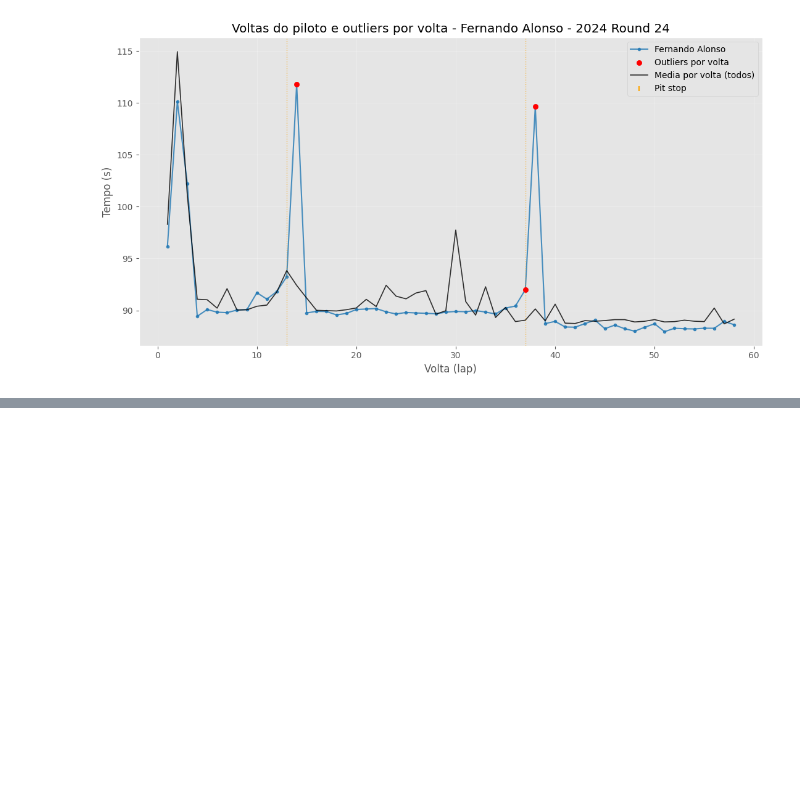
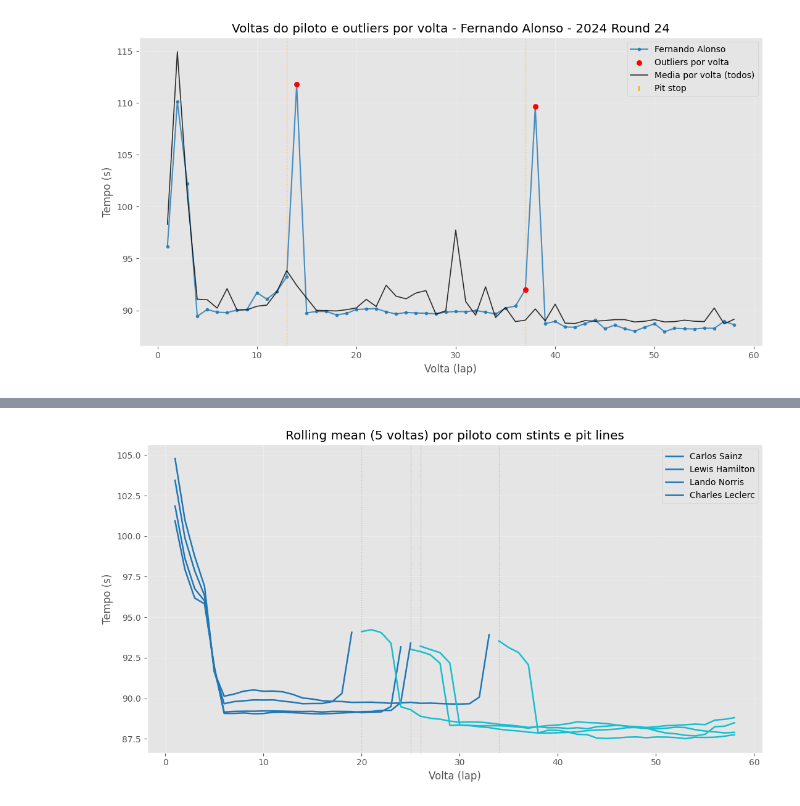
Before and after one commit to Julio1099/formula1-analytics, a Jupyter notebook: Notebooks/Analise_PySpark.ipynb, the cells around one changed output, grey strips where cells are left out. Cells and saved outputs as stored; diff of their text form; code cells hidden in the pictures; blank space fills up the shorter version.

```diff
--- a/Notebooks/Analise_PySpark.ipynb
+++ b/Notebooks/Analise_PySpark.ipynb
@@ -585,0 +649,85 @@ Piloto selecionado: Fernando Alonso (driverId=4)
+# %%
+# Rolling mean 5-voltas por piloto com stints e linhas de pit (sem pandas)
+from pyspark.sql import functions as F, Window
+from pyspark.sql import SparkSession as _SparkSession
+import matplotlib.pyplot as plt
+import numpy as np
+
+if 'spark' not in globals() or not isinstance(spark, _SparkSession):
+    raise RuntimeError('Sessao Spark nao encontrada. Execute as celulas 1-4.')
+if 'selected_race' not in globals() or 'dfs' not in globals():
+    raise RuntimeError('Variaveis necessarias nao encontradas. Execute as celulas 2-4.')
+
+DRIVERS_TO_PLOT = 4
+WINDOW_HALF = 2  # 2 de cada lado => 5 voltas
+
+base = (selected_race
+    .select('driver_full_name','driverId','lap', F.col('milliseconds').alias('ms'))
+    .where(F.col('ms').isNotNull())
+)
+# top drivers por qtd de voltas
+top = (base.groupBy('driver_full_name','driverId')
+    .agg(F.count('*').alias('laps'))
+    .orderBy(F.col('laps').desc())
+    .limit(DRIVERS_TO_PLOT)
+    .collect())
+drivers = [(int(r['driverId']), r['driver_full_name']) for r in top]
+
+# stints: pit_flag cumulativo por driver
+raceId_val = int(selected_race.select('raceId').limit(1).collect()[0]['raceId'])
+pit = None
+if dfs.get('pit_stops') is not None:
+    pit = (dfs['pit_stops']
+        .filter(F.col('raceId') == raceId_val)
+        .select('driverId','lap')
+        .distinct())
+
+w_roll = Window.partitionBy('driverId').orderBy('lap').rowsBetween(-WINDOW_HALF, WINDOW_HALF)
+w_cum = Window.partitionBy('driverId').orderBy('lap').rowsBetween(Window.unboundedPreceding, 0)
+b = base
+if pit is not None:
+    b = (b.alias('b')
+        .join(pit.alias('p'), on=['driverId','lap'], how='left')
+        .withColumn('pit_flag', F.when(F.col('p.lap').isNotNull(), F.lit(1)).otherwise(F.lit(0))))
+else:
+    b = b.withColumn('pit_flag', F.lit(0))
+b = b.withColumn('stint', F.sum(F.col('pit_flag')).over(w_cum))
+b = b.withColumn('roll_ms', F.avg('ms').over(w_roll))
+
+# Plot
+plt.figure(figsize=(11,6))
+colors = ['#1f77b4','#ff7f0e','#2ca02c','#d62728','#9467bd','#8c564b']
+stint_colors = ['#1f77b4','#17becf','#2ca02c','#bcbd22','#ff7f0e','#d62728','#9467bd']
+for idx, (did, name) in enumerate(drivers):
+    data = (b.filter(F.col('driverId') == did)
+        .select('lap','roll_ms','stint')
+        .orderBy('lap')
+        .collect())
+    laps = [int(r['lap']) for r in data]
+    rolls = [float(r['roll_ms'])/1000.0 if r['roll_ms'] is not None else None for r in data]
+    stints = [int(r['stint']) for r in data]
+    # Desenha segmentos por stint
+    last = 0
+    for i in range(1, len(laps)+1):
+        if i == len(laps) or stints[i] != stints[i-1]:
+            xs = [x for x in laps[last:i] if rolls[laps.index(x)] is not None]
+            ys = [rolls[j] for j in range(last, i) if rolls[j] is not None]
+            if xs and ys:
+                color = stint_colors[stints[i-1] % len(stint_colors)]
+                plt.plot(xs, ys, '-', linewidth=1.8, color=color, label=(name if last==0 else None))
+            last = i
+    # Pit lines
+    if pit is not None:
+        pit_rows = (pit.filter(F.col('driverId') == did).orderBy('lap').collect())
+        for r in pit_rows:
+            plt.axvline(x=int(r['lap']), color='gray', linestyle=':', alpha=0.4, linewidth=1)
+
+plt.title('Rolling mean (5 voltas) por piloto com stints e pit lines')
+plt.xlabel('Volta (lap)')
+plt.ylabel('Tempo (s)')
+plt.grid(alpha=0.3)
+plt.legend()
+plt.tight_layout()
+plt.show()
+# %% [output]
+[figure, added]
```
Also changed, not shown: parts of 8 cells of this notebook.
